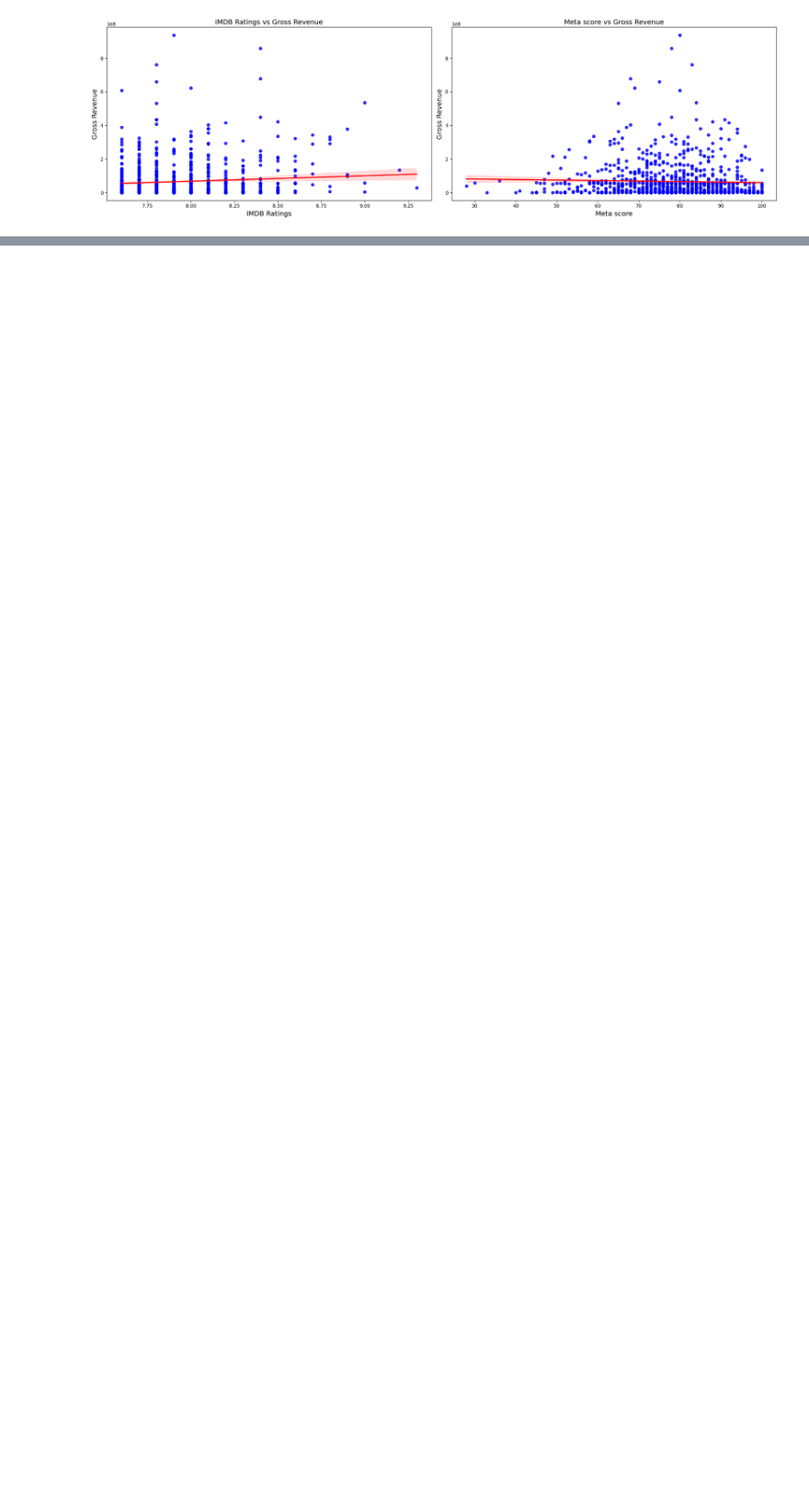
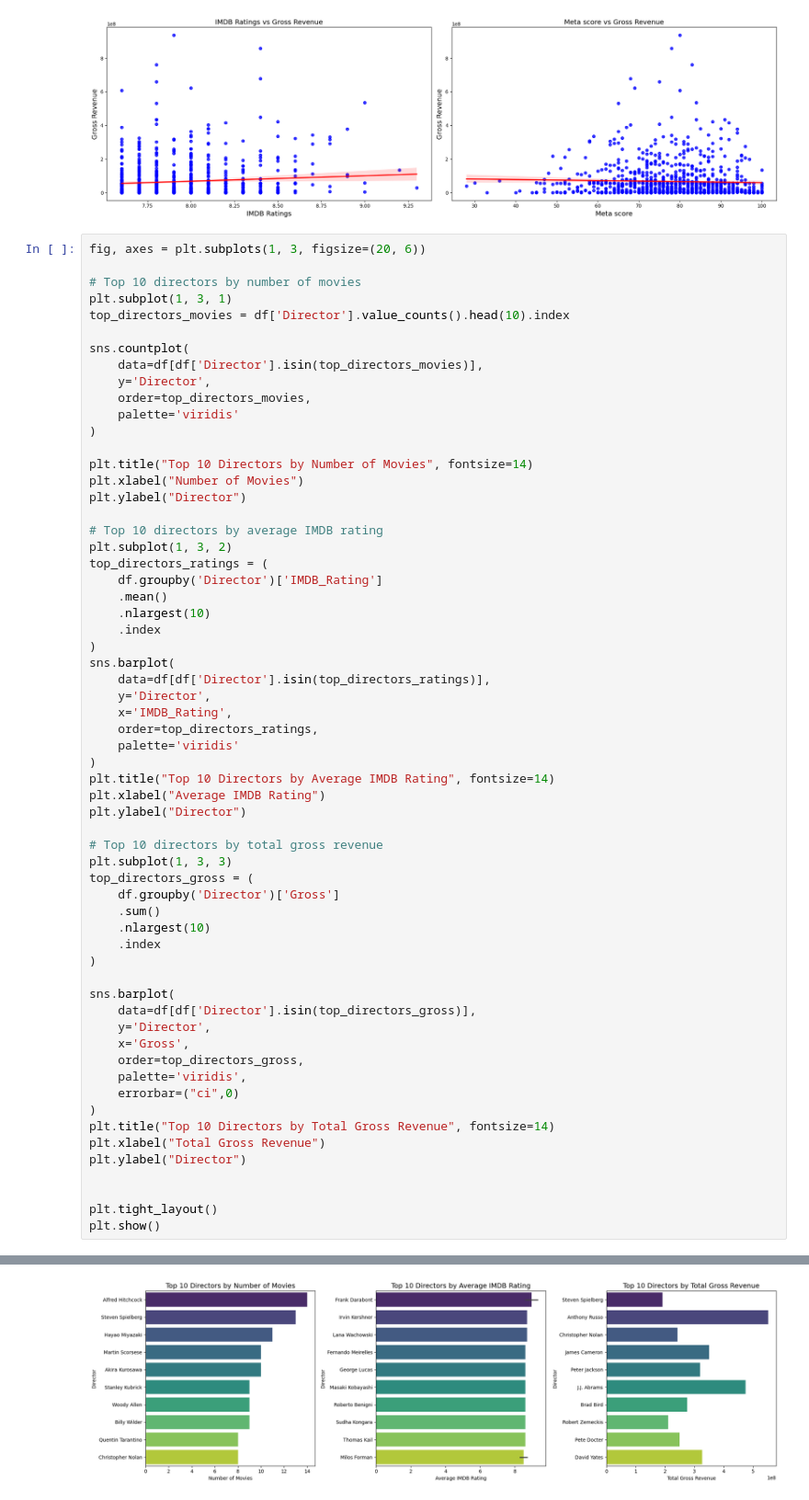
Before and after one commit to G-Bielokozowicz/IMBD-Top-1000-Analysis, a Jupyter notebook: main.ipynb, the cells around one changed output, grey strips where cells are left out. Shown at 92% size. Saved outputs shown, nothing was run; the diff lists cells and outputs as text; blank space fills up the shorter version.

Commit message:
EDA: Top 10 directors by number of movies, average imdb rating and gross revenue

```diff
--- a/main.ipynb
+++ b/main.ipynb
@@ -232,3 +232,65 @@ plt.tight_layout()
 plt.show()
 # %% [output]
 [figure]
+# %%
+fig, axes = plt.subplots(1, 3, figsize=(20, 6))
+
+# Top 10 directors by number of movies
+plt.subplot(1, 3, 1)
+top_directors_movies = df['Director'].value_counts().head(10).index
+
+sns.countplot(
+    data=df[df['Director'].isin(top_directors_movies)],
+    y='Director',
+    order=top_directors_movies,
+    palette='viridis'
+)
+
+plt.title("Top 10 Directors by Number of Movies", fontsize=14)
+plt.xlabel("Number of Movies")
+plt.ylabel("Director")
+
+# Top 10 directors by average IMDB rating
+plt.subplot(1, 3, 2)
+top_directors_ratings = (
+    df.groupby('Director')['IMDB_Rating']
+    .mean()
+    .nlargest(10)
+    .index
+)
+sns.barplot(
+    data=df[df['Director'].isin(top_directors_ratings)],
+    y='Director',
+    x='IMDB_Rating',
+    order=top_directors_ratings,
+    palette='viridis'
+)
+plt.title("Top 10 Directors by Average IMDB Rating", fontsize=14)
+plt.xlabel("Average IMDB Rating")
+plt.ylabel("Director")
+
+# Top 10 directors by total gross revenue
+plt.subplot(1, 3, 3)
+top_directors_gross = (
+    df.groupby('Director')['Gross']
+    .sum()
+    .nlargest(10)
+    .index
+)
+
+sns.barplot(
+    data=df[df['Director'].isin(top_directors_gross)],
+    y='Director',
+    x='Gross',
+    order=top_directors_gross,
+    palette='viridis',
+    errorbar=("ci",0)
+)
+plt.title("Top 10 Directors by Total Gross Revenue", fontsize=14)
+plt.xlabel("Total Gross Revenue")
+plt.ylabel("Director")
+
+
+plt.tight_layout()
+plt.show()
+# %% [output]
@@ -234,0 +308 @@ plt.show()
+[figure, added]
```
Also changed, not shown: parts of 2 cells of this notebook, 1 other file.
